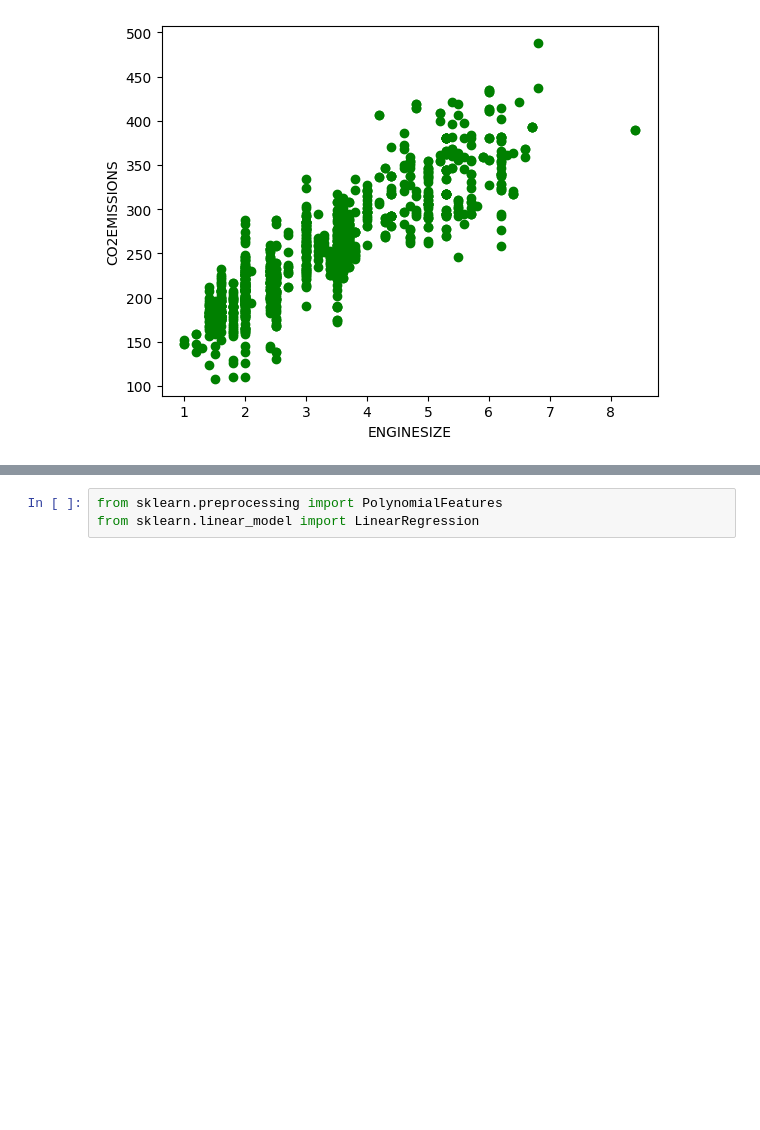
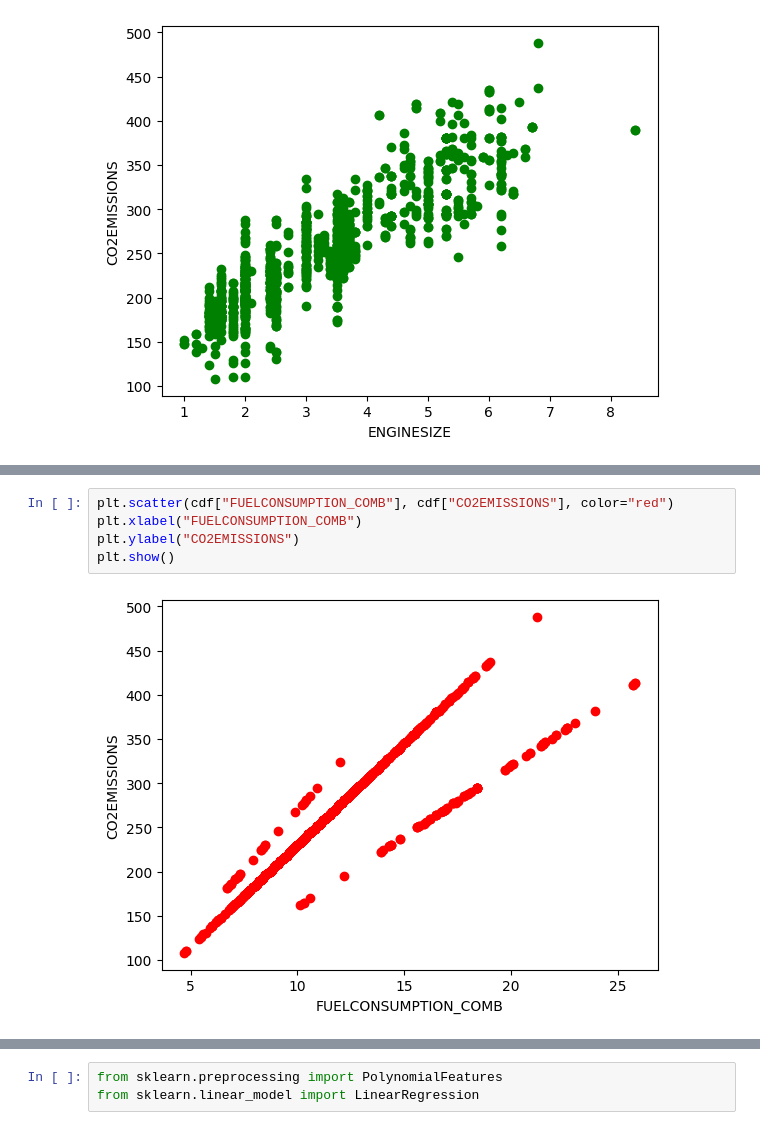
Before and after one commit to fahime9407/Machine-Learning-Path, a Jupyter notebook: regression/polynomialR.ipynb, the cells around one changed output, grey strips where cells are left out. Drawn from its saved outputs; the diff is of its cells as text; blank space fills up the shorter version.

```diff
--- a/regression/polynomialR.ipynb
+++ b/regression/polynomialR.ipynb
@@ -60,0 +86,7 @@ plt.show()
+# %%
+plt.scatter(cdf["FUELCONSUMPTION_COMB"], cdf["CO2EMISSIONS"], color="red")
+plt.xlabel("FUELCONSUMPTION_COMB")
+plt.ylabel("CO2EMISSIONS")
+plt.show()
+# %% [output]
+[figure, added]
```
Also changed, not shown: parts of 31 cells of this notebook.
